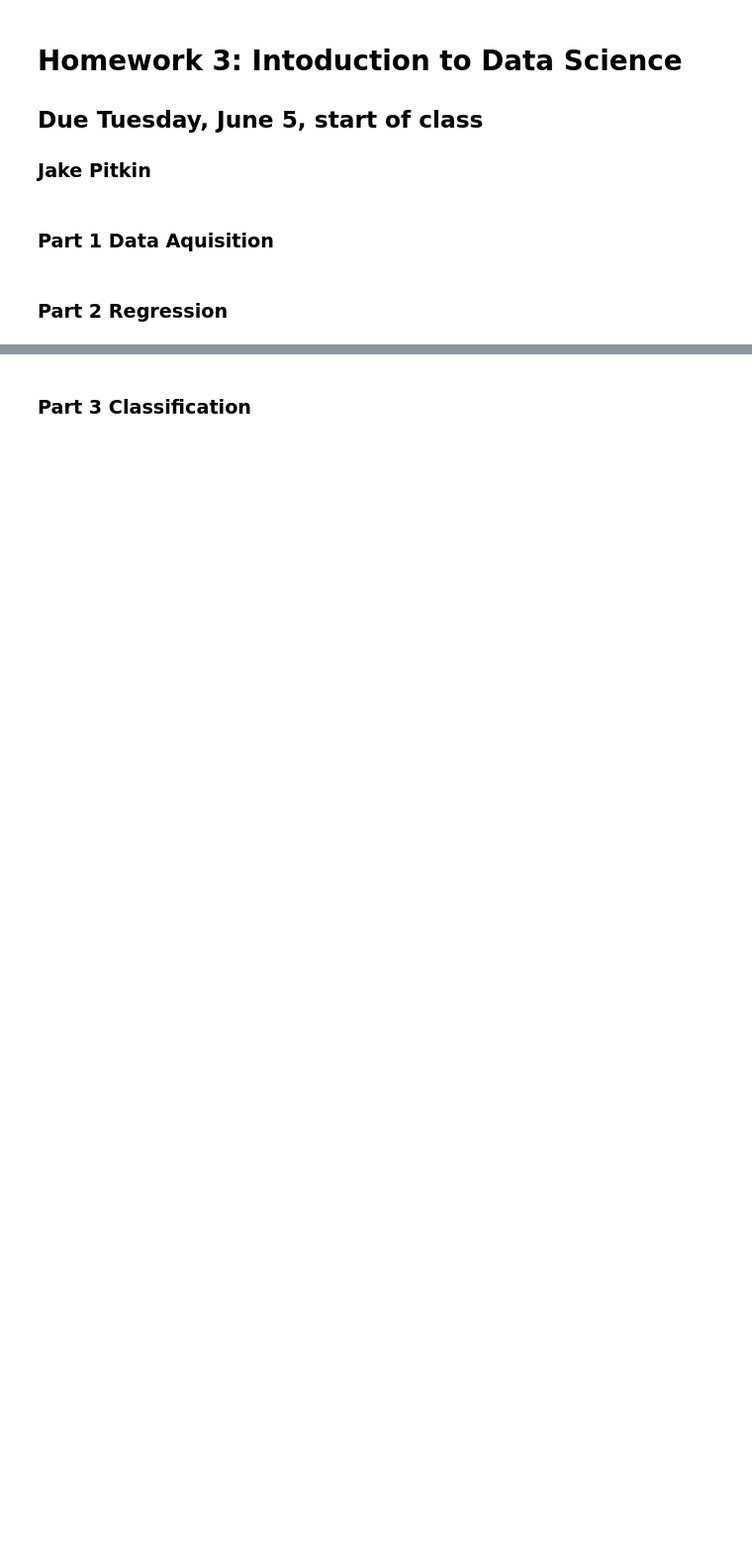
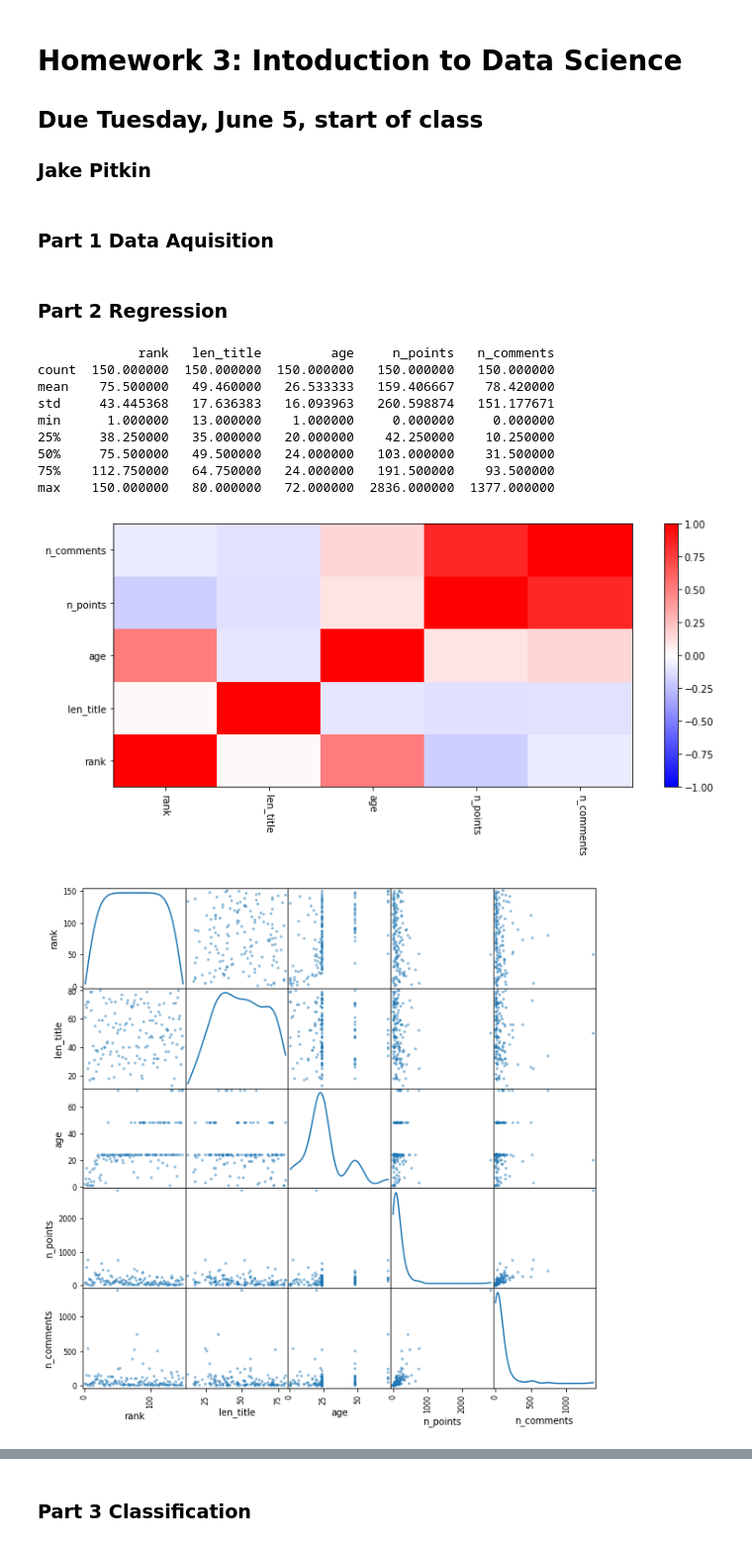
Before and after one commit to jspitkin/cs6017_hw, a Jupyter notebook: hw3/hw3.ipynb, the cells around one changed output, grey strips where cells are left out. Shown at 99% size. Drawn from its saved outputs; the diff is of its cells as text; code cells hidden in the pictures; blank space fills up the shorter version.

```diff
--- a/hw3/hw3.ipynb
+++ b/hw3/hw3.ipynb
@@ -75,3 +86,33 @@ for page in pages:
 news_info.to_csv("news_info.csv", sep=',', index=False)
 # %% [markdown]
 ### Part 2 Regression
+# %%
+df = pd.read_csv("news_info.csv", sep=',')
+
+%matplotlib inline
+
+print(df.describe())
+print()
+
+# Correlation matrix heat map
+plt.figure(figsize=(12, 5))
+heatmap = plt.pcolor(df.corr(), cmap=plt.cm.bwr, vmin=-1, vmax=1)
+labels = np.delete(df.columns.values, np.argwhere(df.columns.values == "PropType"))
+plt.xticks(np.arange(0.5, 5, step=1), labels, rotation=270)
+plt.yticks(np.arange(0.5, 5, step=1), labels)
+plt.colorbar(heatmap);
+
+# Scatterplot matrix of the correlations
+pd.plotting.scatter_matrix(df, figsize=(10, 10), diagonal='kde');
+# %% [output]
+             rank   len_title         age     n_points   n_comments
+count  150.000000  150.000000  150.000000   150.000000   150.000000
+mean    75.500000   49.460000   26.533333   159.406667    78.420000
+std     43.445368   17.636383   16.093963   260.598874   151.177671
+min      1.000000   13.000000    1.000000     0.000000     0.000000
+25%     38.250000   35.000000   20.000000    42.250000    10.250000
+50%     75.500000   49.500000   24.000000   103.000000    31.500000
+75%    112.750000   64.750000   24.000000   191.500000    93.500000
+max    150.000000   80.000000   72.000000  2836.000000  1377.000000
+[figure, added]
+[figure, added]
```
Also changed, not shown: parts of 4 cells of this notebook, 23 other files.
